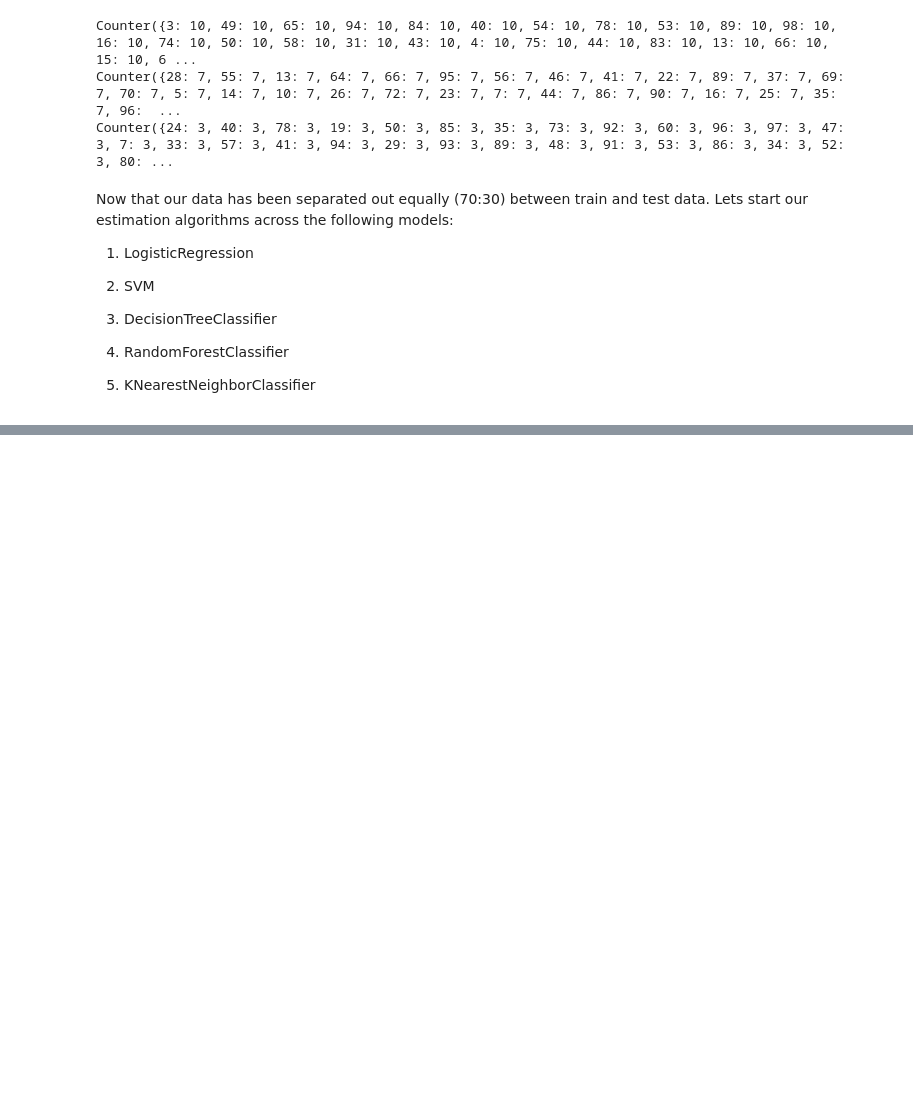
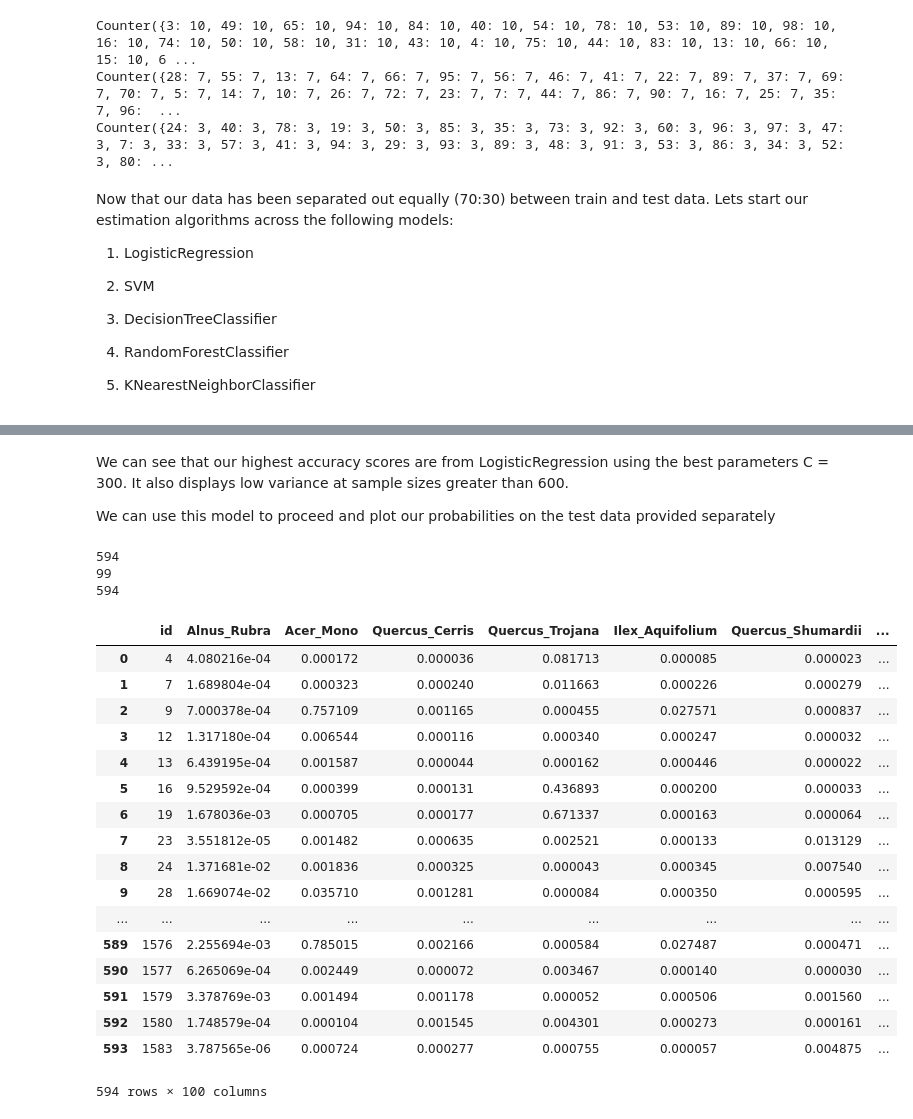
Before and after one commit to in-tandem/real-world-use-cases, a Jupyter notebook: supervised/classification/kaggle/leaf_classification/leaf_classification_kaggle_problem.ipynb, the cells around one changed output, grey strips where cells are left out. Cells and saved outputs as stored; diff of their text form; code cells hidden in the pictures; blank space fills up the shorter version.

```diff
--- a/supervised/classification/kaggle/leaf_classification/leaf_classification_kaggle_problem.ipynb
+++ b/supervised/classification/kaggle/leaf_classification/leaf_classification_kaggle_problem.ipynb
@@ -618,0 +624,59 @@ kneighborsclassifier               0.027532      1.000000       0.069012
+# %% [markdown]
+We can see that our highest accuracy scores are from LogisticRegression using the best parameters C = 300. It also displays low variance at sample sizes greater than 600.
+
+We can use this model to proceed and plot our probabilities on the test data provided separately
+# %%
+
+X_test = test_data[columns_wanted]
+ids = test_data['id'].values
+# %%
+pipeline = Pipeline([('logisticregression', LogisticRegression(random_state = 1))])
+
+param_grid = [{'logisticregression__C':[300]}]
+
+search = GridSearchCV(estimator = pipeline, param_grid = param_grid, scoring = 'accuracy', cv = 7)
+
+search.fit(_x_train, _y_train)
+
+probabilities = search.predict_proba(X_test)
+
+
+classes = train_data['species'].values
+
+# print(classes)
+# %%
+
+print(len(probabilities))
+print(len(set(classes)))
+print(len(ids))
+# %% [output]
+594
+99
+594
+# %%
+submission = panda.DataFrame(probabilities, columns=set(classes))
+submission.insert(0, 'id', ids)
+submission.reset_index()
+
+# Export Submission
+submission.to_csv('C:/Users/somak/Documents/somak_python/real-world-use-cases/supervised/classification/kaggle/leaf_classification/submission.csv', index = False)
+submission
+# %% [output]
+|  | id | Alnus_Rubra | Acer_Mono | Quercus_Cerris | Quercus_Trojana | Ilex_Aquifolium | Quercus_Shumardii | ... |
+| 0 | 4 | 4.080216e-04 | 0.000172 | 0.000036 | 0.081713 | 0.000085 | 0.000023 | ... |
+| 1 | 7 | 1.689804e-04 | 0.000323 | 0.000240 | 0.011663 | 0.000226 | 0.000279 | ... |
+| 2 | 9 | 7.000378e-04 | 0.757109 | 0.001165 | 0.000455 | 0.027571 | 0.000837 | ... |
+| 3 | 12 | 1.317180e-04 | 0.006544 | 0.000116 | 0.000340 | 0.000247 | 0.000032 | ... |
+| 4 | 13 | 6.439195e-04 | 0.001587 | 0.000044 | 0.000162 | 0.000446 | 0.000022 | ... |
+| 5 | 16 | 9.529592e-04 | 0.000399 | 0.000131 | 0.436893 | 0.000200 | 0.000033 | ... |
+| 6 | 19 | 1.678036e-03 | 0.000705 | 0.000177 | 0.671337 | 0.000163 | 0.000064 | ... |
+| 7 | 23 | 3.551812e-05 | 0.001482 | 0.000635 | 0.002521 | 0.000133 | 0.013129 | ... |
+| 8 | 24 | 1.371681e-02 | 0.001836 | 0.000325 | 0.000043 | 0.000345 | 0.007540 | ... |
+| 9 | 28 | 1.669074e-02 | 0.035710 | 0.001281 | 0.000084 | 0.000350 | 0.000595 | ... |
+| ... | ... | ... | ... | ... | ... | ... | ... | ... |
+| 589 | 1576 | 2.255694e-03 | 0.785015 | 0.002166 | 0.000584 | 0.027487 | 0.000471 | ... |
+| 590 | 1577 | 6.265069e-04 | 0.002449 | 0.000072 | 0.003467 | 0.000140 | 0.000030 | ... |
+| 591 | 1579 | 3.378769e-03 | 0.001494 | 0.001178 | 0.000052 | 0.000506 | 0.001560 | ... |
+| 592 | 1580 | 1.748579e-04 | 0.000104 | 0.001545 | 0.004301 | 0.000273 | 0.000161 | ... |
+| 593 | 1583 | 3.787565e-06 | 0.000724 | 0.000277 | 0.000755 | 0.000057 | 0.004875 | ... |
+594 rows × 100 columns
```
Also changed, not shown: parts of 10 cells of this notebook, 1 other file.
